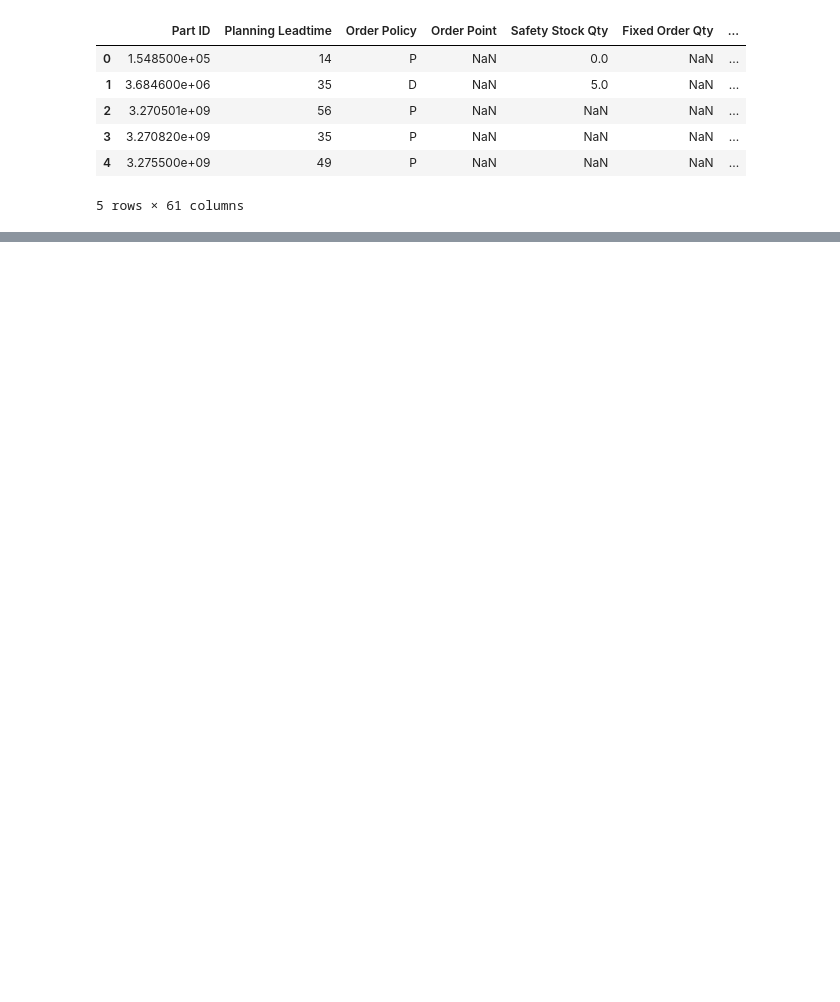
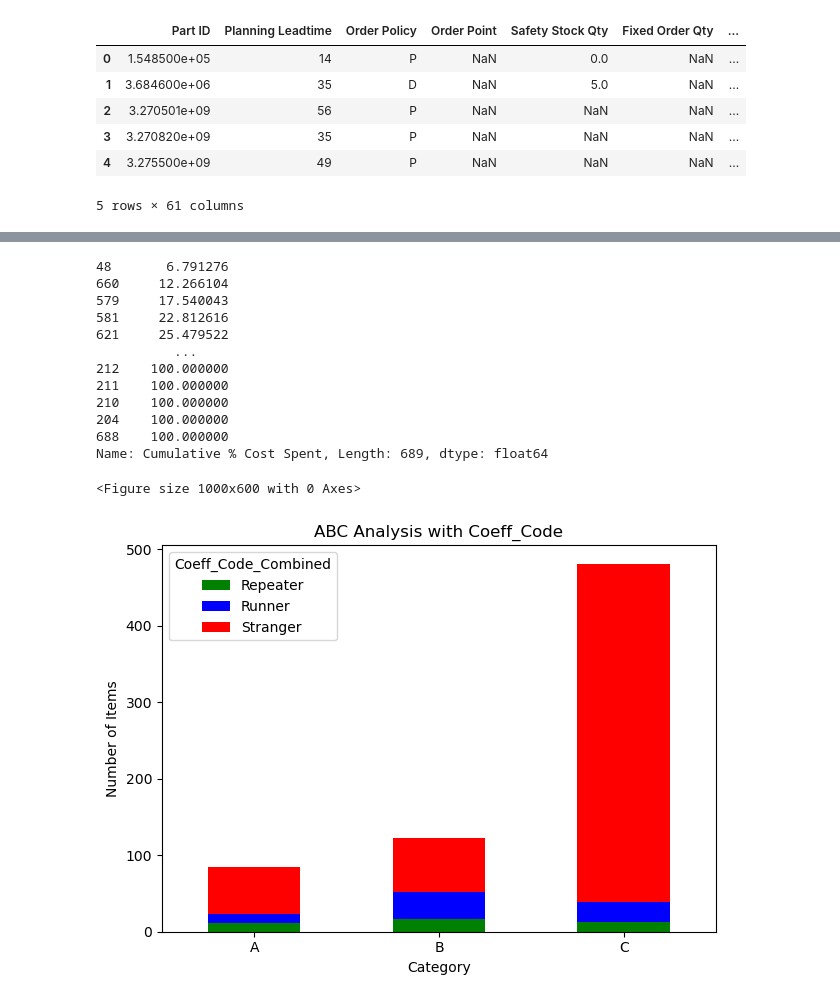
Before and after one commit to achchala/inventory-forecasting, a Jupyter notebook: ABC_analysis.ipynb, the cells around one changed output, grey strips where cells are left out. Cells and saved outputs as stored; diff of their text form; code cells hidden in the pictures; blank space fills up the shorter version.

```diff
--- a/ABC_analysis.ipynb
+++ b/ABC_analysis.ipynb
@@ -42,0 +15,77 @@ Count of part IDs for C category (last 50%): 346
+# %%
+
+df['Annual Cost Spent'] = df['Unit Material Cost'] * df['Annual Usage Qty']
+
+# Sort DataFrame by 'Annual Cost Spent' in descending order
+df = df.sort_values(by='Annual Cost Spent', ascending=False)
+
+# Calculate cumulative sum of cost spent
+df['Cumulative Cost Spent'] = df['Annual Cost Spent'].cumsum()
+
+# Calculate cumulative percentage of cost spent
+total_cost = df['Annual Cost Spent'].sum()
+df['Cumulative % Cost Spent'] = (df['Cumulative Cost Spent'] / total_cost) * 100
+
+# Display the DataFrame
+print(df['Cumulative % Cost Spent'])
+
+category_A_boundary = 80  # Top 20% of items
+category_B_boundary = 95  # Next 15% of items
+
+# Categorize items based on cumulative percentage of cost spent
+def categorize(item):
+    if item['Cumulative % Cost Spent'] <= category_A_boundary:
+        return 'A'
+    elif item['Cumulative % Cost Spent'] <= category_B_boundary:
+        return 'B'
+    else:
+        return 'C'
+
+# Apply categorization function to each row
+df['Category'] = df.apply(categorize, axis=1)
+df['Coeff_Code_Combined'] = df['Coeff_Code'].replace({'Spiker': 'Stranger'})
+
+grouped_df = df.groupby(['Category', 'Coeff_Code_Combined']).size().unstack(fill_value=0)
+
+# Plot the stacked bar graph
+plt.figure(figsize=(10, 6))
+grouped_df.plot(kind='bar', stacked=True, color=['green', 'blue', 'red'])
+plt.title('ABC Analysis with Coeff_Code')
+plt.xlabel('Category')
+plt.ylabel('Number of Items')
+plt.xticks(rotation=0)
+plt.legend(title='Coeff_Code_Combined')
+plt.tight_layout()
+plt.show()
+# # Calculate the number of parts in each category
+# num_parts_A = int(689 * 0.70)
+# num_parts_B = int(689* 0.20)
+# num_parts_C = int(689 - num_parts_A - num_parts_B)
+
+# # Calculate the number of part IDs in each category
+# count_A = df.head(num_parts_A)['Part ID'].nunique()
+# count_B = df[num_parts_A:num_parts_A + num_parts_B]['Part ID'].nunique()
+# count_C = df.tail(num_parts_C)['Part ID'].nunique()
+
+# print("Count of part IDs for A category (top 20%):", count_A)
+# print("Count of part IDs for B category (next 30%):", count_B)
+# print("Count of part IDs for C category (last 50%):", count_C)
+
+# # Add ABC categorization to the DataFrame as a new column
+# abc_categories = ['A'] * num_parts_A + ['B'] * num_parts_B + ['C'] * num_parts_C
+# df['ABC_Category'] = abc_categories
+# %% [output]
+48       6.791276
+660     12.266104
+579     17.540043
+581     22.812616
+621     25.479522
+          ...
+212    100.000000
+211    100.000000
+210    100.000000
+204    100.000000
+688    100.000000
+Name: Cumulative % Cost Spent, Length: 689, dtype: float64
+<Figure size 1000x600 with 0 Axes>
+[figure, added]
```
Also changed, not shown: parts of 4 cells of this notebook.
